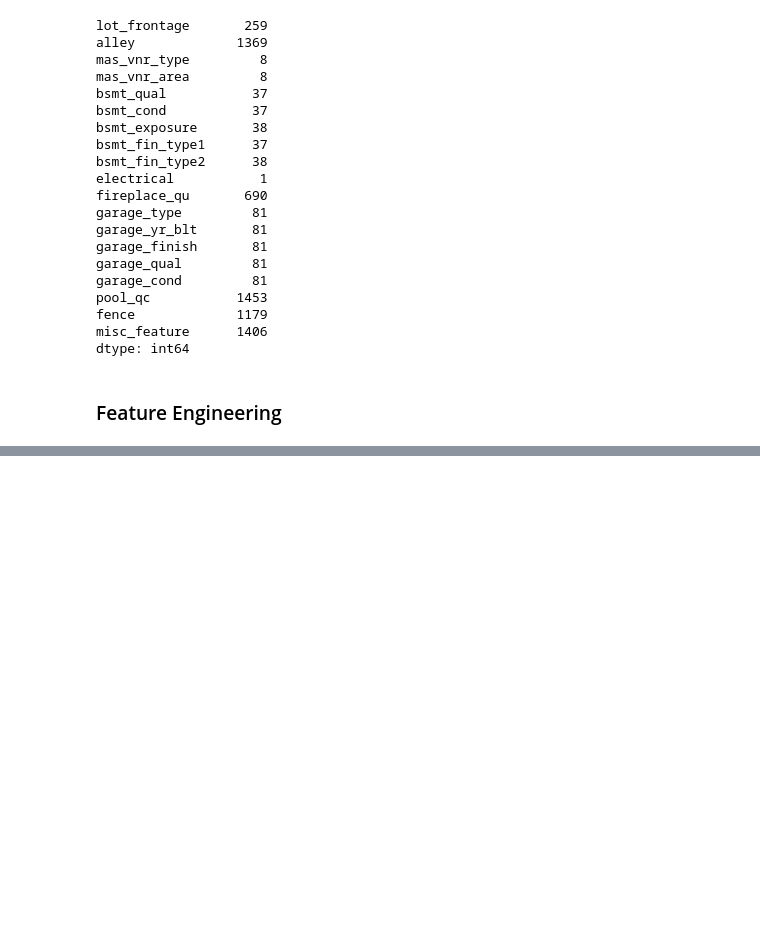
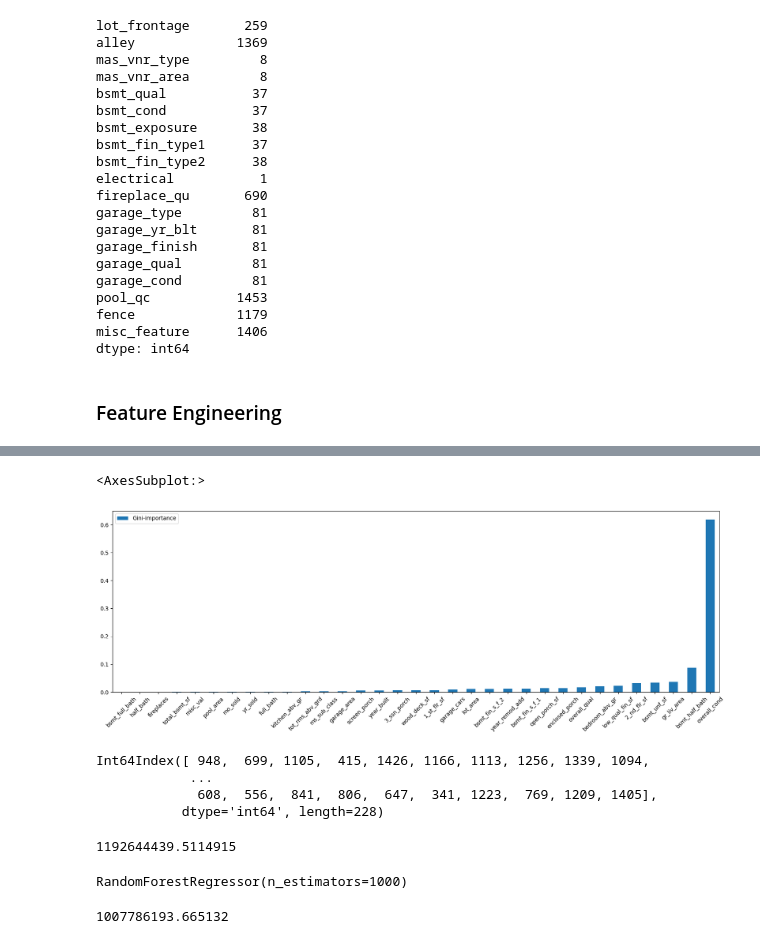
Before and after one commit to tryko/y_data_Itay_asaf_, a Jupyter notebook: Kaggle/kaggle_itay.ipynb, the cells around one changed output, grey strips where cells are left out. Cells and saved outputs as stored; diff of their text form; code cells hidden in the pictures; blank space fills up the shorter version.

```diff
--- a/Kaggle/kaggle_itay.ipynb
+++ b/Kaggle/kaggle_itay.ipynb
@@ -150,0 +206,4 @@ dtype: int64
+# %%
+numeric_cols = X.dtypes[X.dtypes != 'object'].index
+non_numeric_cols = X.columns[~X.columns.isin(numeric_cols)]
+numeric_cols, non_numeric_cols
@@ -150,0 +238,3 @@ dtype: int64
+# %%
+numeric_no_na_cols = numeric_cols[~numeric_cols.isin(cols_with_na)]
+numeric_no_na_cols
@@ -150,0 +271,3 @@ dtype: int64
+# %%
+X_train, X_test, y_train, y_test = train_test_split(X,y, test_size=0.2)
+X_train
@@ -150,0 +304,5 @@ dtype: int64
+# %%
+numeric_no_na_index = X_train[numeric_cols].isna().sum(axis=1)[X_train[numeric_cols].isna().sum(axis=1) == 0].index
+
+
+numeric_no_na_index
@@ -150,0 +330,38 @@ dtype: int64
+# %%
+rf = RandomForestRegressor(n_estimators=1000)
+rf.fit(X_train.loc[numeric_no_na_index, numeric_cols], y_train.loc[numeric_no_na_index])
+
+feats = {} # a dict to hold feature_name: feature_importance
+for feature, importance in zip(numeric_no_na_cols, rf.feature_importances_):
+    feats[feature] = importance #add the name/value pair
+
+importances = pd.DataFrame.from_dict(feats, orient='index').rename(columns={0: 'Gini-importance'})
+importances.sort_values(by='Gini-importance').plot(kind='bar', rot=45, figsize=(20,6))
+# %% [output]
+<AxesSubplot:>
+[figure, added]
+# %%
+test_numeric_no_na_index = X_test[numeric_cols].isna().sum(axis=1)[X_test[numeric_cols].isna().sum(axis=1) == 0].index
+
+
+test_numeric_no_na_index
+# %% [output]
+Int64Index([ 948,  699, 1105,  415, 1426, 1166, 1113, 1256, 1339, 1094,
+            ...
+             608,  556,  841,  806,  647,  341, 1223,  769, 1209, 1405],
+           dtype='int64', length=228)
+# %%
+y_pred = rf.predict(X_test.loc[test_numeric_no_na_index, numeric_cols])
+mean_squared_error(y_test.loc[test_numeric_no_na_index], y_pred)
+# %% [output]
+1192644439.5114915
+# %%
+rf = RandomForestRegressor(n_estimators=1000)
+rf.fit(X_train[numeric_no_na_cols], y_train)
+# %% [output]
+RandomForestRegressor(n_estimators=1000)
+# %%
+y_pred = rf.predict(X_test[numeric_no_na_cols])
+mean_squared_error(y_test, y_pred)
+# %% [output]
+1007786193.665132
```
Also changed, not shown: parts of 31 cells of this notebook.
